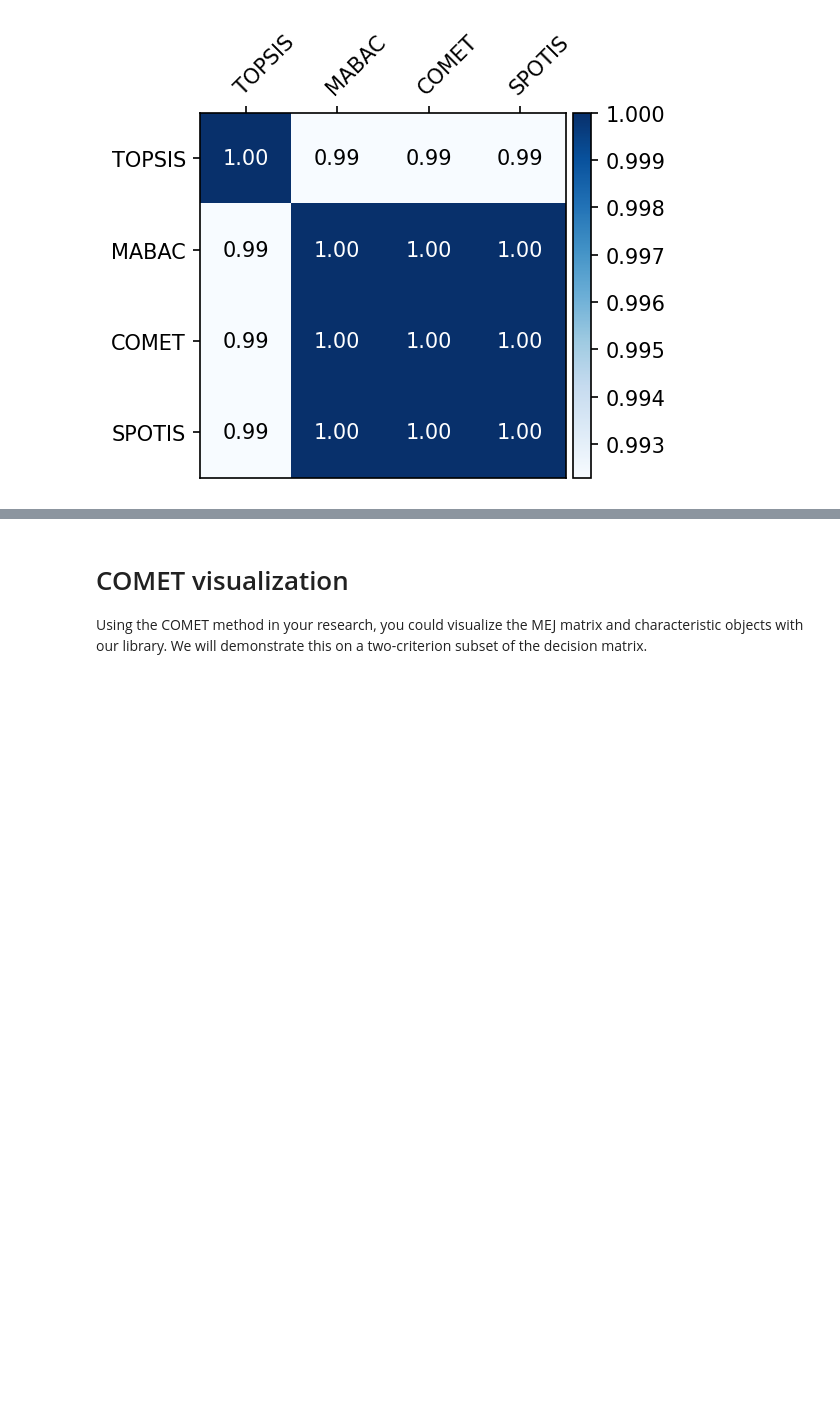
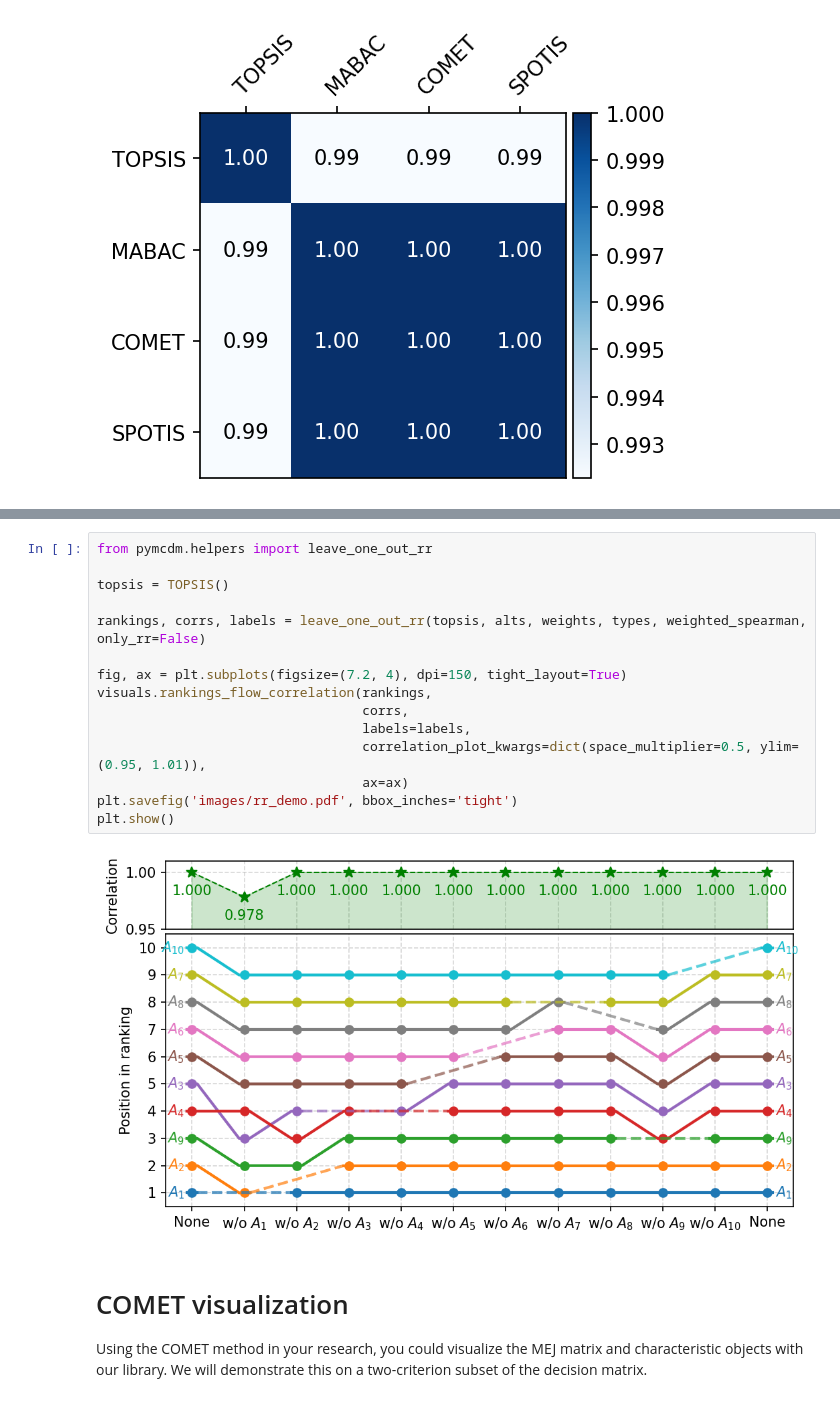
Before and after one commit to kotbaton/pymcdm, a Jupyter notebook: examples/Example.ipynb, the cells around one changed output, grey strips where cells are left out. Saved outputs shown, nothing was run; the diff lists cells and outputs as text; blank space fills up the shorter version.

Commit message:
Add rr visualization example

```diff
--- a/examples/Example.ipynb
+++ b/examples/Example.ipynb
@@ -263,3 +267,20 @@ plt.show()
+# %%
+from pymcdm.helpers import leave_one_out_rr
+
+topsis = TOPSIS()
+
+rankings, corrs, labels = leave_one_out_rr(topsis, alts, weights, types, weighted_spearman, only_rr=False)
+
+fig, ax = plt.subplots(figsize=(7.2, 4), dpi=150, tight_layout=True)
+visuals.rankings_flow_correlation(rankings,
+                                  corrs,
+                                  labels=labels,
+                                  correlation_plot_kwargs=dict(space_multiplier=0.5, ylim=(0.95, 1.01)),
+                                  ax=ax)
+plt.savefig('images/rr_demo.pdf', bbox_inches='tight')
+plt.show()
+# %% [output]
+[figure, added]
 # %% [markdown]
 # COMET visualization
 
```
Also changed, not shown: parts of 3 cells of this notebook, 1 other file.
